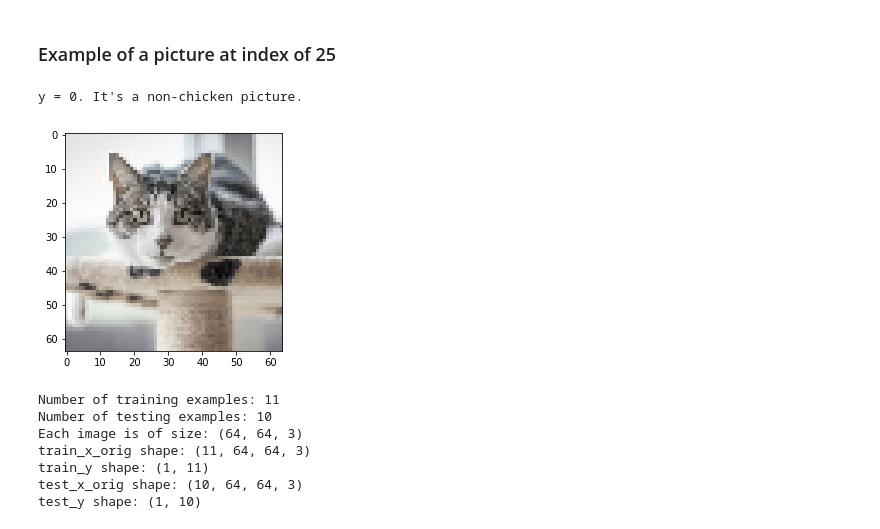
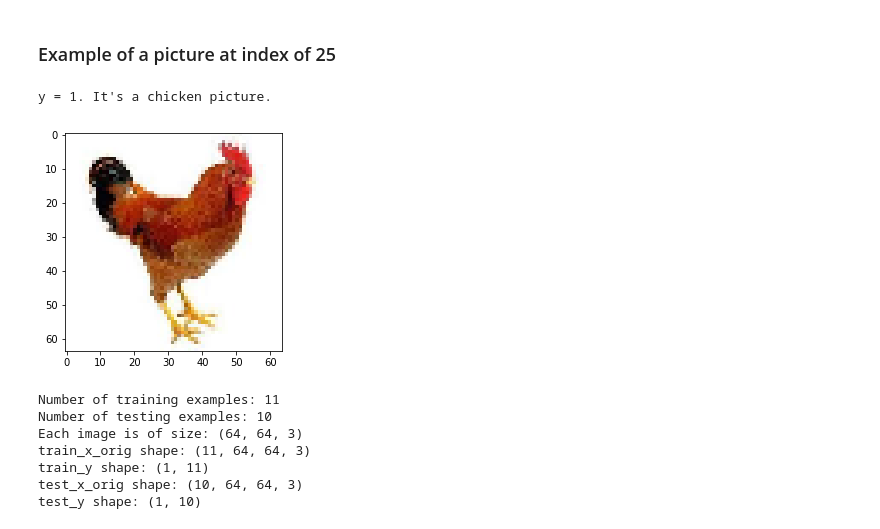
Before and after one commit to potaesm/Coursera-Deep-Learning, a Jupyter notebook: Course1-DL-basic/Week 4/Deep Neural Network Application: Image Classification/Deep_Neural_Network_Homework_2.ipynb, the cells around one changed output. Cells and saved outputs as stored; diff of their text form; code cells hidden in the pictures.

```diff
--- a/Course1-DL-basic/Week 4/Deep Neural Network Application: Image Classification/Deep_Neural_Network_Homework_2.ipynb
+++ b/Course1-DL-basic/Week 4/Deep Neural Network Application: Image Classification/Deep_Neural_Network_Homework_2.ipynb
@@ -49,12 +45,12 @@ train_x_orig, train_y, test_x_orig, test_y, classes = load_data()
 ### Example of a picture at index of 25
 # %%
 # Example of a picture at index of 25
-index = 5
+index = 4
 plt.imshow(train_x_orig[index])
 print ("y = " + str(train_y[0, index]) + ". It's a " + classes[train_y[0, index]].decode("utf-8") +  " picture.")
 # %% [output]
-y = 0. It's a non-chicken picture.
+y = 1. It's a chicken picture.
-[figure, old version]
+[figure, new version]
 # %%
 # Explore the dataset
 m_train = train_x_orig.shape[0]
```
Also changed, not shown: parts of 4 cells of this notebook, 2 other files.
